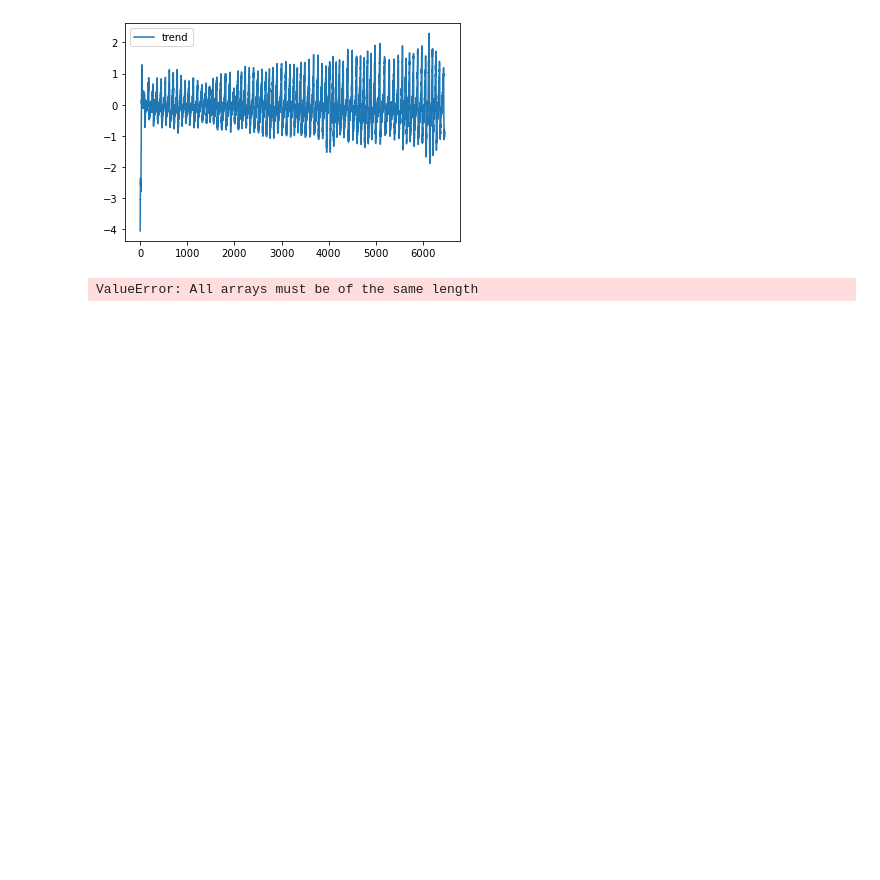
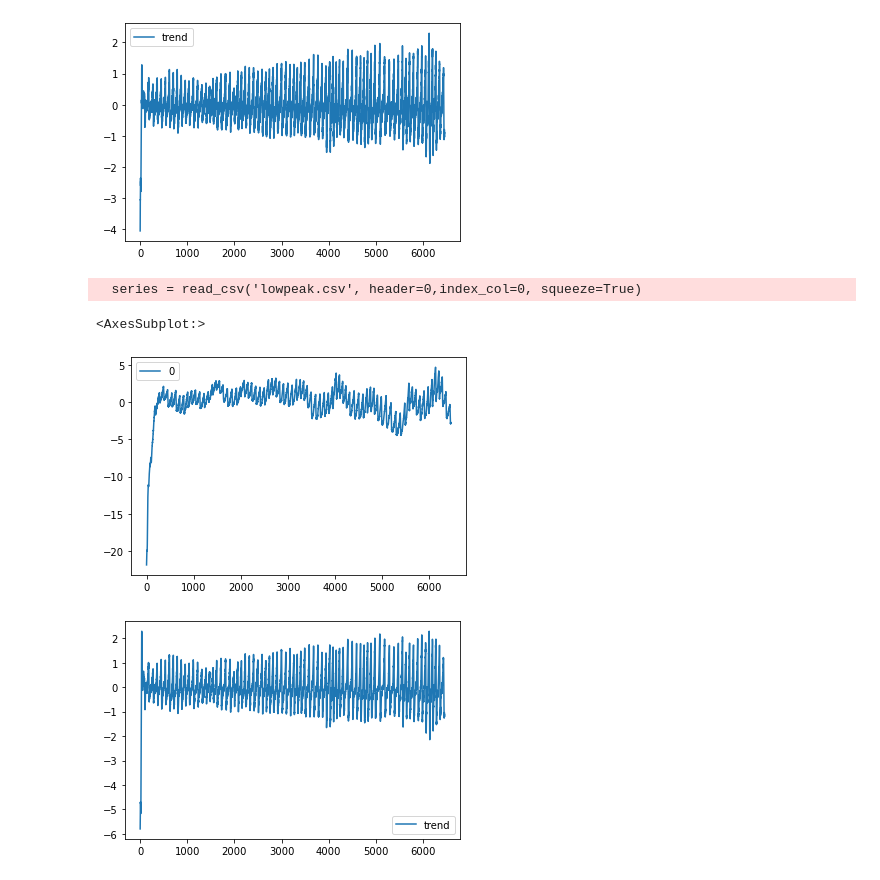
Before and after one commit to Zehao-x/diabetes_classification, a Jupyter notebook: glucose detection.ipynb, the cells around one changed output. Drawn from its saved outputs; the diff is of its cells as text; code cells hidden in the pictures; blank space fills up the shorter version.

```diff
--- a/glucose detection.ipynb
+++ b/glucose detection.ipynb
@@ -30,7 +30,7 @@ plt.ylim(250, 270)
 
 #store high peak values
 a = np.array(nir)
-high_peak = a[np.logical_and(a >= 230, a <= 260)]
+high_peak = a[np.logical_and(a >= 220, a <= 270)]
 high_peak
 # %% [output]
 array([233.7344, 234.1563, 234.2656, ..., 258.1406, 258.0156, 258.0938])
@@ -83,26 +83,30 @@ detrended_df.plot()
 [figure]
 [figure]
 # %%
-# detrend the low_peak series
-data_dict2 = {'x': peaks,
+
+# detrend the high_peak series
+data_dict = {'x': peaks,
              'y': high_peak
 }
-data_dict2
-data2 = pd.DataFrame(data_dict2)
-data2.to_csv("highpeak.csv")
-series = read_csv('highpeak.csv', header=0,index_col=0, squeeze=True)
-series
+data_dict
+data = pd.DataFrame(data_dict)
+data.to_csv("lowpeak.csv")
+series = read_csv('lowpeak.csv', header=0,index_col=0, squeeze=True)
+
 #remove linear trend
 detrended = signal.detrend(series.y)
 detrended_df = pd.DataFrame(detrended)
 detrended_df.plot()
 
 #remove seasonal trend
 from statsmodels.tsa.seasonal import seasonal_decompose
 res = seasonal_decompose(series.y, model='additive', extrapolate_trend='freq',period=int(len(series.y)/100))
 detrended = series.y.values - res.trend
 
 detrended_df = pd.DataFrame(detrended)
 detrended_df.plot()
 # %% [output]
-ValueError: All arrays must be of the same length
+  series = read_csv('lowpeak.csv', header=0,index_col=0, squeeze=True)
+<AxesSubplot:>
+[figure, added]
+[figure, added]
```
